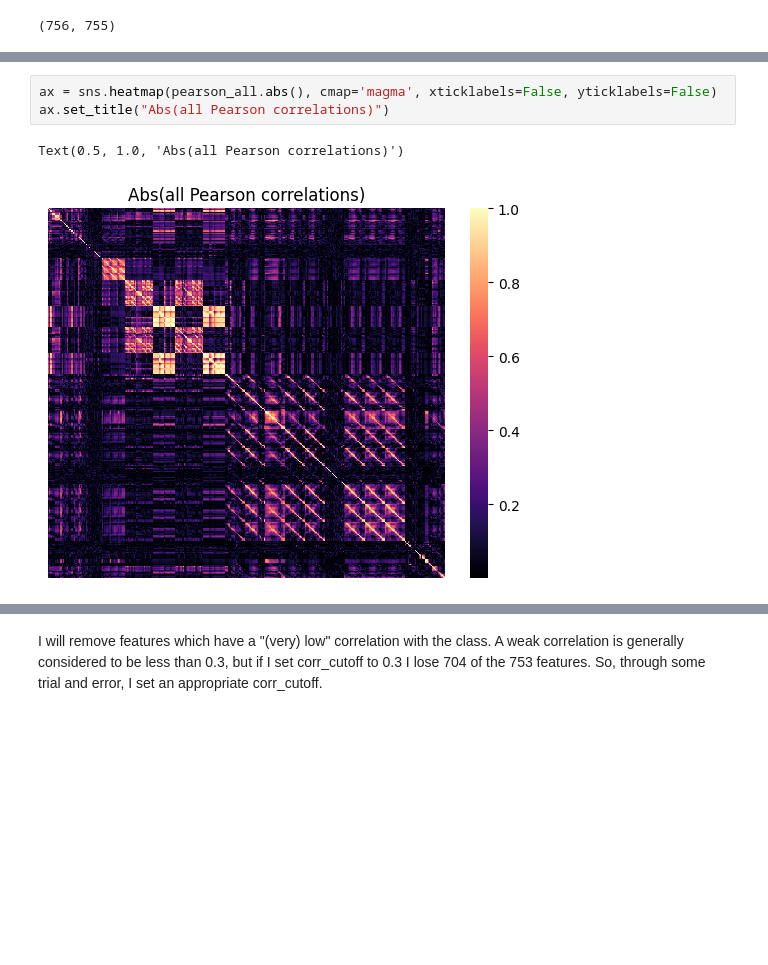
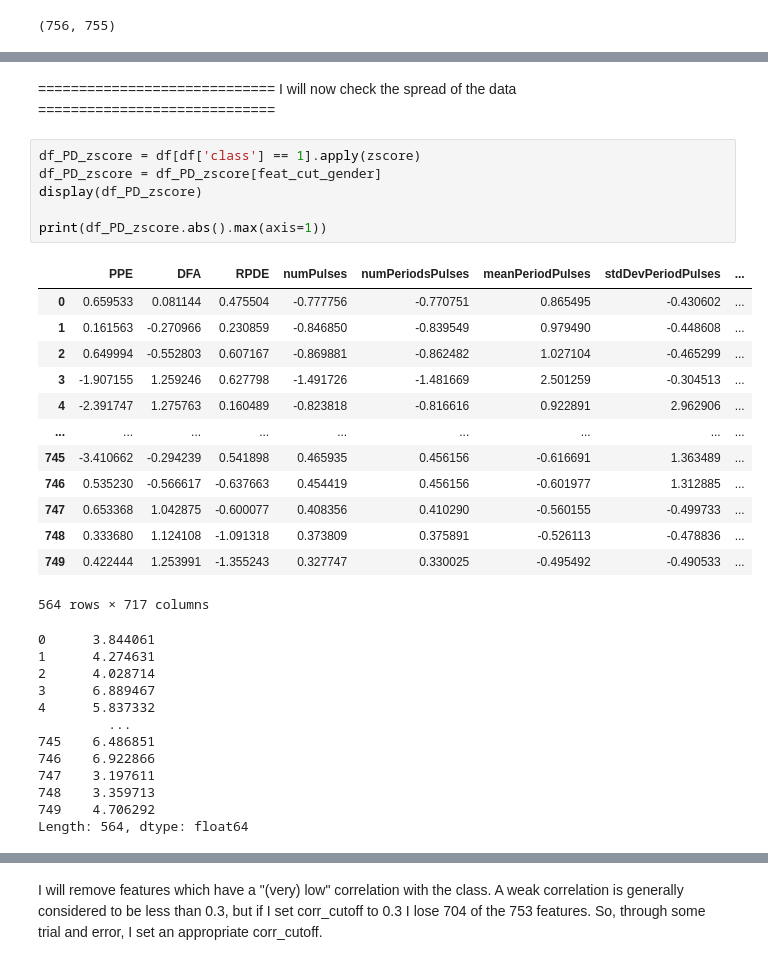
Before and after one commit to cgpayne/parkinsons_audetector, a Jupyter notebook: notebooks/initial_analysis.ipynb, the cells around one changed output, grey strips where cells are left out. Saved outputs shown, nothing was run; the diff lists cells and outputs as text; blank space fills up the shorter version.

```diff
--- a/notebooks/initial_analysis.ipynb
+++ b/notebooks/initial_analysis.ipynb
@@ -125,6 +80,34 @@ display(pearson_all)
-# %%
-ax = sns.heatmap(pearson_all.abs(), cmap='magma', xticklabels=False, yticklabels=False)
-ax.set_title("Abs(all Pearson correlations)")
-# %% [output]
-Text(0.5, 1.0, 'Abs(all Pearson correlations)')
-[figure, removed]
+# %% [markdown]
+============================= I will now check the spread of the data =============================
+# %%
+df_PD_zscore = df[df['class'] == 1].apply(zscore)
+df_PD_zscore = df_PD_zscore[feat_cut_gender]
+display(df_PD_zscore)
+
+print(df_PD_zscore.abs().max(axis=1))
+# %% [output]
+|  | PPE | DFA | RPDE | numPulses | numPeriodsPulses | meanPeriodPulses | stdDevPeriodPulses | ... |
+| 0 | 0.659533 | 0.081144 | 0.475504 | -0.777756 | -0.770751 | 0.865495 | -0.430602 | ... |
+| 1 | 0.161563 | -0.270966 | 0.230859 | -0.846850 | -0.839549 | 0.979490 | -0.448608 | ... |
+| 2 | 0.649994 | -0.552803 | 0.607167 | -0.869881 | -0.862482 | 1.027104 | -0.465299 | ... |
+| 3 | -1.907155 | 1.259246 | 0.627798 | -1.491726 | -1.481669 | 2.501259 | -0.304513 | ... |
+| 4 | -2.391747 | 1.275763 | 0.160489 | -0.823818 | -0.816616 | 0.922891 | 2.962906 | ... |
+| ... | ... | ... | ... | ... | ... | ... | ... | ... |
+| 745 | -3.410662 | -0.294239 | 0.541898 | 0.465935 | 0.456156 | -0.616691 | 1.363489 | ... |
+| 746 | 0.535230 | -0.566617 | -0.637663 | 0.454419 | 0.456156 | -0.601977 | 1.312885 | ... |
+| 747 | 0.653368 | 1.042875 | -0.600077 | 0.408356 | 0.410290 | -0.560155 | -0.499733 | ... |
+| 748 | 0.333680 | 1.124108 | -1.091318 | 0.373809 | 0.375891 | -0.526113 | -0.478836 | ... |
+| 749 | 0.422444 | 1.253991 | -1.355243 | 0.327747 | 0.330025 | -0.495492 | -0.490533 | ... |
+564 rows × 717 columns
+0      3.844061
+1      4.274631
+2      4.028714
+3      6.889467
+4      5.837332
+         ...
+745    6.486851
+746    6.922866
+747    3.197611
+748    3.359713
+749    4.706292
+Length: 564, dtype: float64
```
Also changed, not shown: parts of 47 cells of this notebook.
